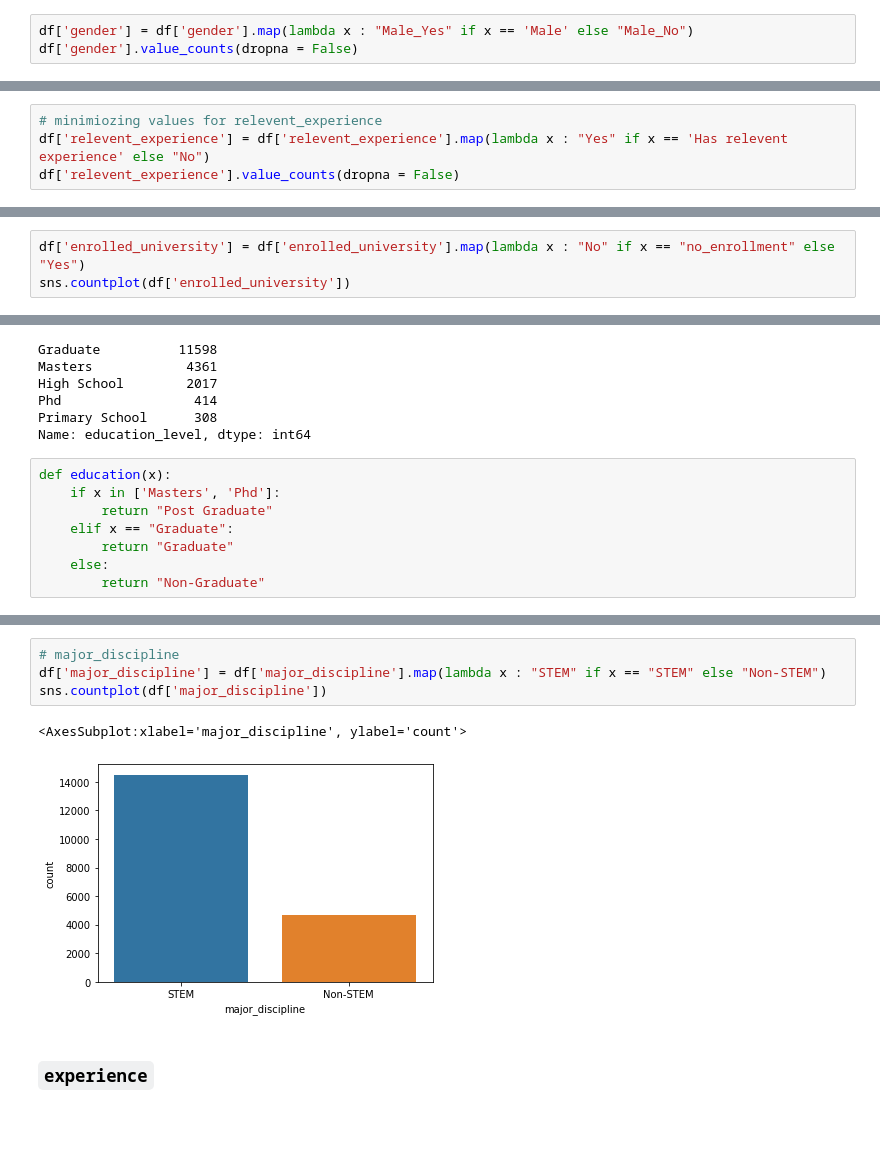
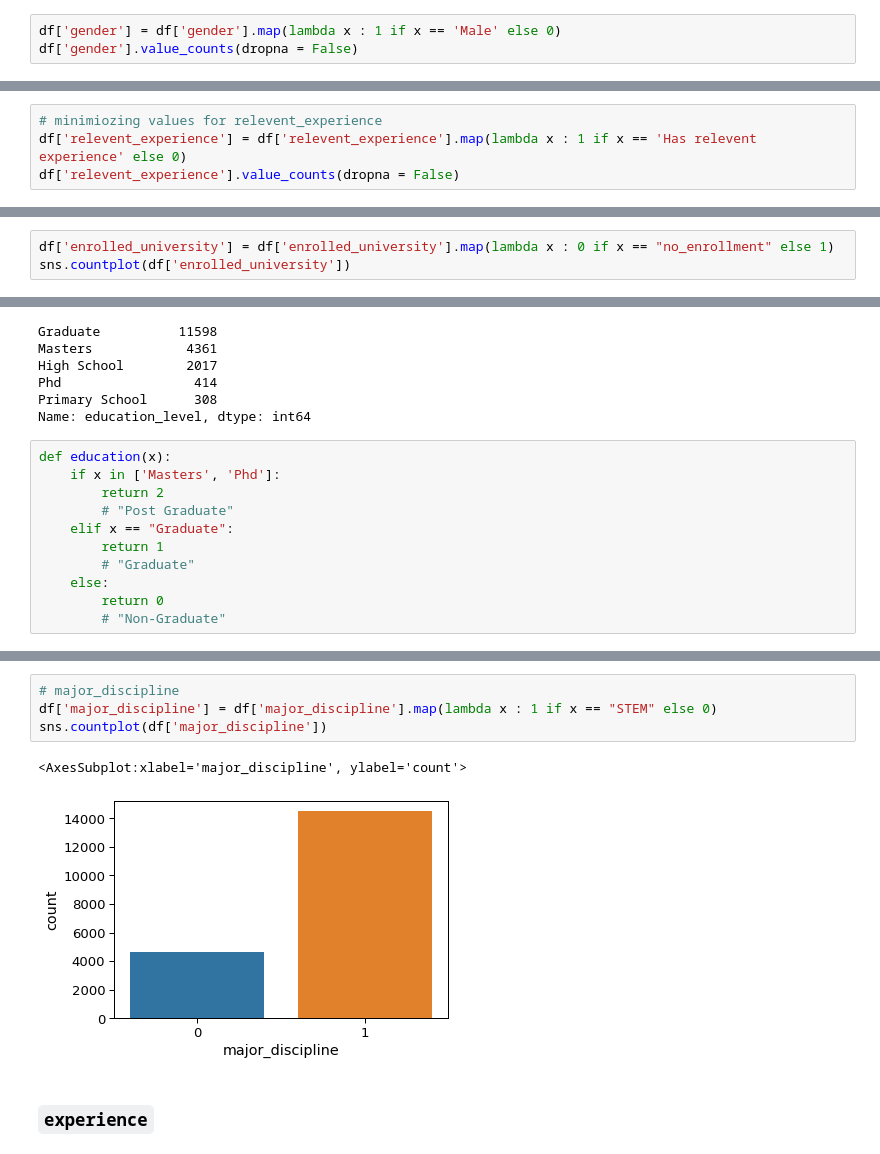
Before and after one commit to faheemrajwadkar/HR-Analytics---Job-Change-Classification-using-CART, a Jupyter notebook: HR Analytics Job Change Classification - CART.ipynb, the cells around one changed output, grey strips where cells are left out. Cells and saved outputs as stored; diff of their text form; blank space fills up the shorter version.

```diff
--- a/HR Analytics Job Change Classification - CART.ipynb
+++ b/HR Analytics Job Change Classification - CART.ipynb
@@ -90,4 +90,4 @@ Since `number of females << number of males`, we will convert this into a binary
 # %%
-df['gender'] = df['gender'].map(lambda x : "Male_Yes" if x == 'Male' else "Male_No")
+df['gender'] = df['gender'].map(lambda x : 1 if x == 'Male' else 0)
 df['gender'].value_counts(dropna = False)
 # %% [output]
@@ -105,6 +105,6 @@ No relevent experience      5366
 Name: relevent_experience, dtype: int64
 # %%
 # minimiozing values for relevent_experience
-df['relevent_experience'] = df['relevent_experience'].map(lambda x : "Yes" if x == 'Has relevent experience' else "No")
+df['relevent_experience'] = df['relevent_experience'].map(lambda x : 1 if x == 'Has relevent experience' else 0)
 df['relevent_experience'].value_counts(dropna = False)
 # %% [output]
@@ -243,5 +244,5 @@ sns.countplot(df['enrolled_university'])
 # %%
-df['enrolled_university'] = df['enrolled_university'].map(lambda x : "No" if x == "no_enrollment" else "Yes")
+df['enrolled_university'] = df['enrolled_university'].map(lambda x : 0 if x == "no_enrollment" else 1)
 sns.countplot(df['enrolled_university'])
 # %% [output]
 <AxesSubplot:xlabel='enrolled_university', ylabel='count'>
@@ -259,11 +260,14 @@ Name: education_level, dtype: int64
 # %%
 def education(x):
     if x in ['Masters', 'Phd']:
-        return "Post Graduate"
+        return 2
+        # "Post Graduate"
     elif x == "Graduate":
-        return "Graduate"
+        return 1
+        # "Graduate"
     else:
-        return "Non-Graduate"
+        return 0
+        # "Non-Graduate"
 # %%
 df['education_level'] = df['education_level'].map(education)
 sns.countplot(df['education_level'])
@@ -273,10 +277,10 @@ sns.countplot(df['education_level'])
 # %%
 # major_discipline
-df['major_discipline'] = df['major_discipline'].map(lambda x : "STEM" if x == "STEM" else "Non-STEM")
+df['major_discipline'] = df['major_discipline'].map(lambda x : 1 if x == "STEM" else 0)
 sns.countplot(df['major_discipline'])
 # %% [output]
 <AxesSubplot:xlabel='major_discipline', ylabel='count'>
-[figure, old version]
+[figure, new version]
 # %% [markdown]
 ### `experience`
 # %%
```
Also changed, not shown: parts of 53 cells of this notebook.
